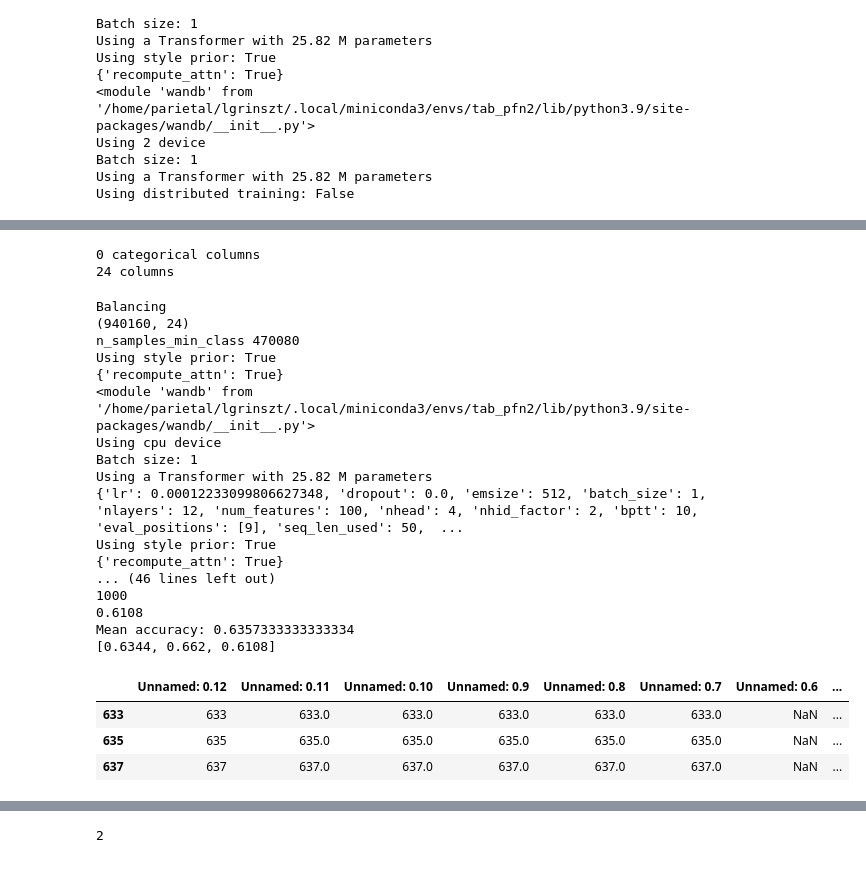
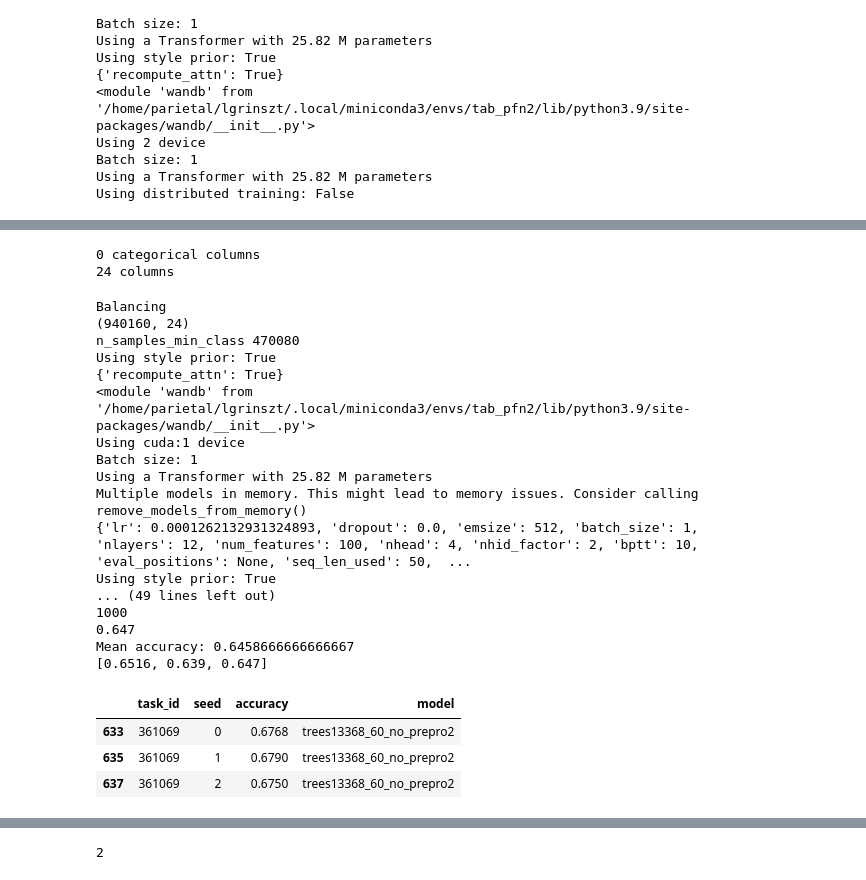
Before and after one commit to LeoGrin/TabPFN, a Jupyter notebook: tabpfn/test_model copy.ipynb, the cells around one changed output, grey strips where cells are left out. Saved outputs shown, nothing was run; the diff lists cells and outputs as text; code cells hidden in the pictures.

```diff
--- a/tabpfn/test_model copy.ipynb
+++ b/tabpfn/test_model copy.ipynb
@@ -471,8 +481,11 @@ Using distributed training: False
 # %%
+
 task_id = 361069
+n_repeat = 3
 checkpoint = "trees13368_60"
 def create_model():
-    model = TabPFNClassifier()#no_preprocess_mode=False, device="cuda:1")
+    model = TabPFNClassifier(device="cuda:1", no_preprocess_mode=True)
+    model.remove_models_from_memory()
     model_pytorch = load_model("tabpfn/model_checkpoints", f"model_{checkpoint}.pt", 1, config_sample, 0)[0]
     model.model = model_pytorch
     return model
@@ -482,7 +495,7 @@ X, y, _ = import_open_ml_data(task_id=task_id, remove_nans=True, impute_nans=Fal
 accuracies = []
 for i in range(n_repeat):
     # Split the data into a training set and a test set
-    X_train, X_test, y_train, y_test = train_test_split(X, y, test_size=0.2, random_state=i+10)
+    X_train, X_test, y_train, y_test = train_test_split(X, y, test_size=0.2, random_state=i+100)
 
     # Restrict to 1000 samples for faster training
     X_train, y_train = X_train[:1000], y_train[:1000]
@@ -506,25 +519,25 @@ n_samples_min_class 470080
 Using style prior: True
 {'recompute_attn': True}
 <module 'wandb' from '/home/parietal/lgrinszt/.local/miniconda3/envs/tab_pfn2/lib/python3.9/site-packages/wandb/__init__.py'>
-Using cpu device
+Using cuda:1 device
 Batch size: 1
 Using a Transformer with 25.82 M parameters
-{'lr': 0.00012233099806627348, 'dropout': 0.0, 'emsize': 512, 'batch_size': 1, 'nlayers': 12, 'num_features': 100, 'nhead': 4, 'nhid_factor': 2, 'bptt': 10, 'eval_positions': [9], 'seq_len_used': 50,  ...
+Multiple models in memory. This might lead to memory issues. Consider calling remove_models_from_memory()
+{'lr': 0.0001262132931324893, 'dropout': 0.0, 'emsize': 512, 'batch_size': 1, 'nlayers': 12, 'num_features': 100, 'nhead': 4, 'nhid_factor': 2, 'bptt': 10, 'eval_positions': None, 'seq_len_used': 50,  ...
 Using style prior: True
-{'recompute_attn': True}
-... (46 lines left out)
+... (49 lines left out)
 1000
-0.6108
-Mean accuracy: 0.6357333333333334
-[0.6344, 0.662, 0.6108]
+0.647
+Mean accuracy: 0.6458666666666667
+[0.6516, 0.639, 0.647]
 # %%
 results = pd.read_csv("results.csv")
-results[(results["model"] == "trees13368_60_no_prepro2") & (results["task_id"] == 361069)]
+results[(results["model"] == "trees13368_60_no_prepro2") & (results["task_id"] == 361069)][["task_id", "seed", "accuracy", "model"]]
 # %% [output]
-|  | Unnamed: 0.12 | Unnamed: 0.11 | Unnamed: 0.10 | Unnamed: 0.9 | Unnamed: 0.8 | Unnamed: 0.7 | Unnamed: 0.6 | ... |
-| 633 | 633 | 633.0 | 633.0 | 633.0 | 633.0 | 633.0 | NaN | ... |
-| 635 | 635 | 635.0 | 635.0 | 635.0 | 635.0 | 635.0 | NaN | ... |
-| 637 | 637 | 637.0 | 637.0 | 637.0 | 637.0 | 637.0 | NaN | ... |
+|  | task_id | seed | accuracy | model |
+| 633 | 361069 | 0 | 0.6768 | trees13368_60_no_prepro2 |
+| 635 | 361069 | 1 | 0.6790 | trees13368_60_no_prepro2 |
+| 637 | 361069 | 2 | 0.6750 | trees13368_60_no_prepro2 |
 # %%
 # Do the same thing for all tasks in openml suite 2
 # and put everything in a pd dataframe
```
Also changed, not shown: parts of 6 cells of this notebook, 3 other files.
